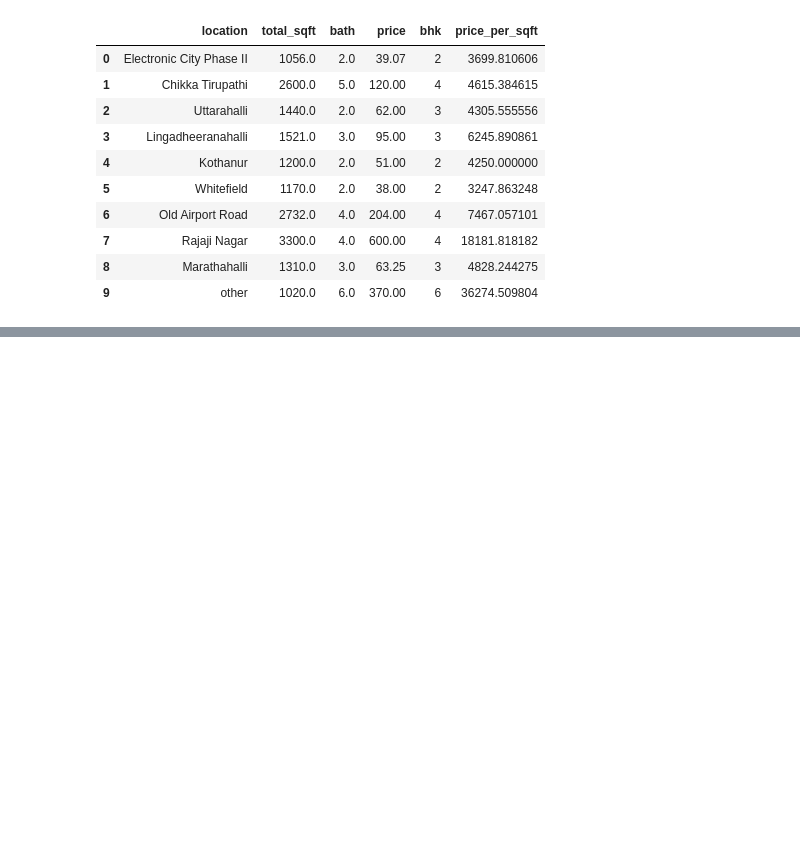
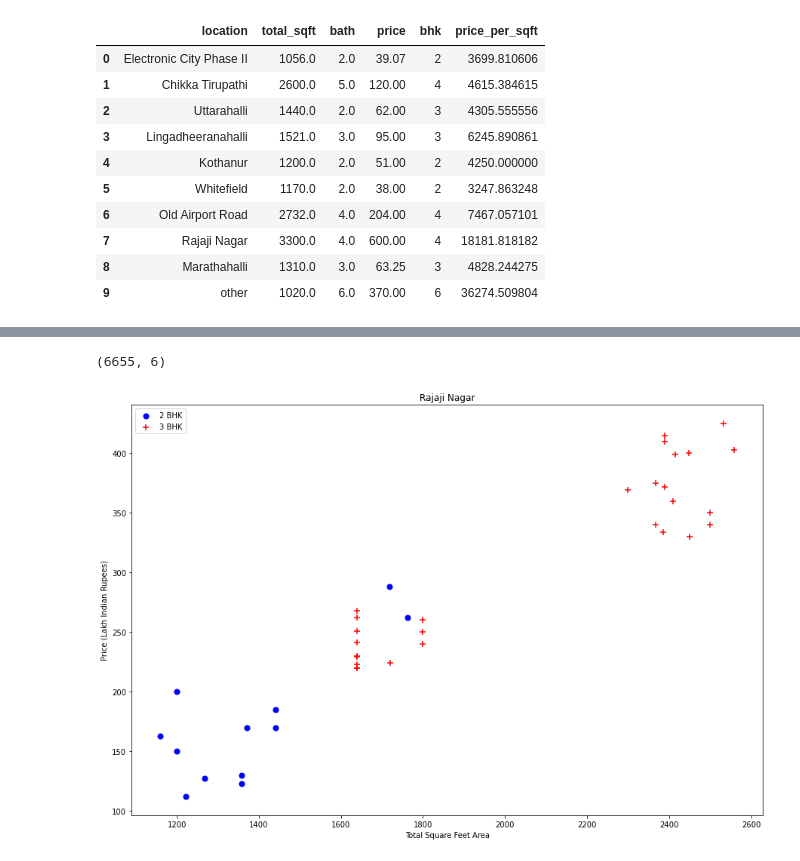
Before and after one commit to Shaon2221/Learning-and-Experimenting_Data-Science, a Jupyter notebook: Projects/Real Estate Price Prediction/Home Price Prediction.ipynb, the cells around one changed output, grey strips where cells are left out. Cells and saved outputs as stored; diff of their text form; code cells hidden in the pictures; blank space fills up the shorter version.

```diff
--- a/Projects/Real Estate Price Prediction/Home Price Prediction.ipynb
+++ b/Projects/Real Estate Price Prediction/Home Price Prediction.ipynb
@@ -357,0 +456,25 @@ df4.head(10)
+# %%
+def remove_bhk_outliers(df):
+    exclude_indices = np.array([])
+    for location, location_df in df.groupby('location'):   # Loop through group by location
+        bhk_stats = {}
+        for bhk, bhk_df in location_df.groupby('bhk'):     # loop through group by bhk on certain location
+            bhk_stats[bhk] = {                             # Creating dictionary based on bhk number
+                'mean': np.mean(bhk_df.price_per_sqft),    # These are values(mean,std,count) of dictionary
+                'std': np.std(bhk_df.price_per_sqft),
+                'count': bhk_df.shape[0]
+            }
+        for bhk, bhk_df in location_df.groupby('bhk'):
+            stats = bhk_stats.get(bhk-1)                   # getting value of bhk-1 dictionary
+            if stats and stats['count']>5:                 # If count of stats>5
+                exclude_indices = np.append(exclude_indices, bhk_df[bhk_df.price_per_sqft<(stats['mean'])].index.values)
+    return df.drop(exclude_indices,axis='index')           #Exclude indecies contain price_per_sqft<stats['mean'] index
+# %%
+df7 = remove_bhk_outliers(df6)
+df7.shape
+# %% [output]
+(6655, 6)
+# %%
+plot_scatter_chart(df7,"Rajaji Nagar") #Plotting same scatter chart again to visualize price_per_sqft for 2 BHK and 3 BHK properties
+# %% [output]
+[figure, added]
```
Also changed, not shown: parts of 32 cells of this notebook.
